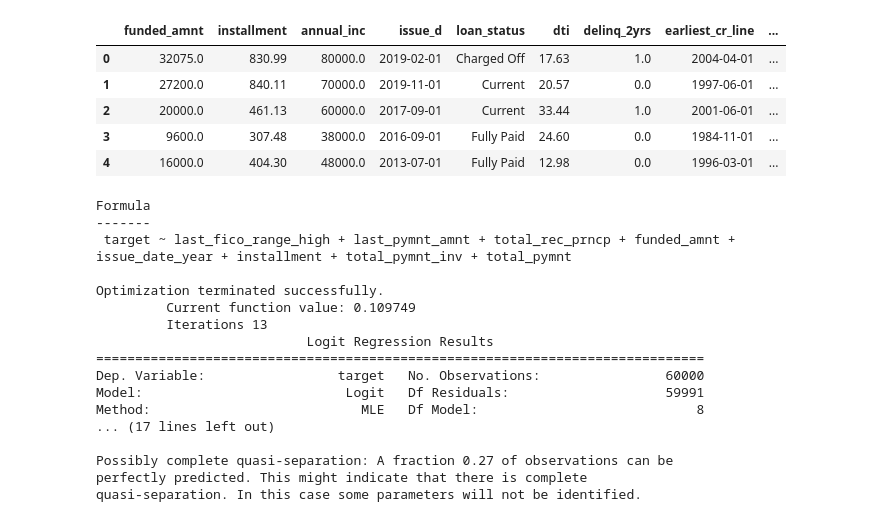
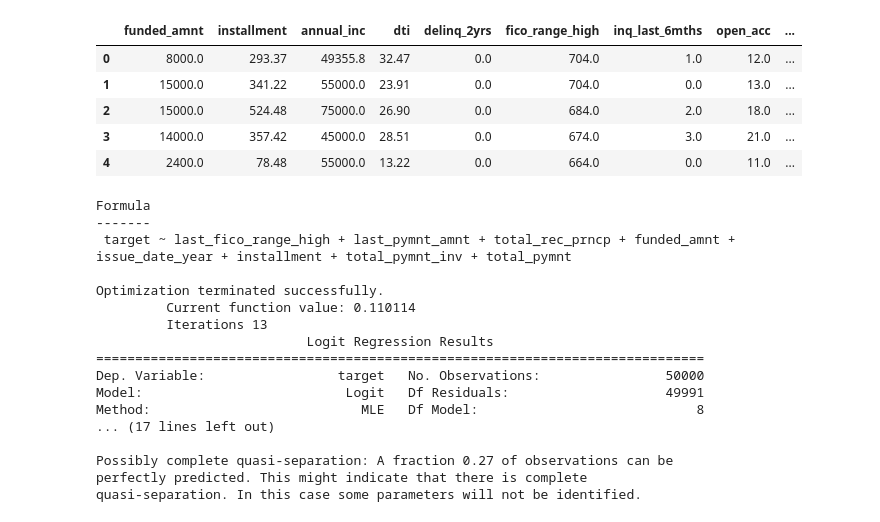
Before and after one commit to AttwoodData/LendingClub2023, a Jupyter notebook: LC_Logit_Simple.ipynb, the cells around one changed output. Cells and saved outputs as stored; diff of their text form; code cells hidden in the pictures.

```diff
--- a/LC_Logit_Simple.ipynb
+++ b/LC_Logit_Simple.ipynb
@@ -52,5 +52,7 @@ def smf_logit(df_, y_, logit_cols_=None, logit_drop_=None):
     print(sm_model.summary())
 # %%
 # read in datasets
-df = pd.read_csv("lending_club_sample_preprocessed.csv")
+df_train = pd.read_csv("lending_club_sample_preprocessed_train.csv")
+df_test = pd.read_csv("lending_club_sample_preprocessed_test.csv")
+df_validate = pd.read_csv("lending_club_sample_preprocessed_validate.csv")
 df_biased = pd.read_csv("lending_club_biased_preprocessed.csv")
@@ -65,12 +59,20 @@ df_biased = pd.get_dummies(df_biased, columns=object_cols)
+# %%
+# Drop duplicate target column and object-type date columns
+XG_drop_cols = ["loan_status"]+list(df_train.select_dtypes(include='object').columns)
+
+df_train = df_train.drop(labels=XG_drop_cols, axis=1)
+df_test = df_test.drop(labels=XG_drop_cols, axis=1)
+df_validate = df_validate.drop(labels=XG_drop_cols, axis=1)
+df_biased = df_biased.drop(labels=XG_drop_cols, axis=1)
 # %%
-df.head()
+df_train.head()
 # %% [output]
-|  | funded_amnt | installment | annual_inc | issue_d | loan_status | dti | delinq_2yrs | earliest_cr_line | ... |
-| 0 | 32075.0 | 830.99 | 80000.0 | 2019-02-01 | Charged Off | 17.63 | 1.0 | 2004-04-01 | ... |
-| 1 | 27200.0 | 840.11 | 70000.0 | 2019-11-01 | Current | 20.57 | 0.0 | 1997-06-01 | ... |
-| 2 | 20000.0 | 461.13 | 60000.0 | 2017-09-01 | Current | 33.44 | 1.0 | 2001-06-01 | ... |
-| 3 | 9600.0 | 307.48 | 38000.0 | 2016-09-01 | Fully Paid | 24.60 | 0.0 | 1984-11-01 | ... |
-| 4 | 16000.0 | 404.30 | 48000.0 | 2013-07-01 | Fully Paid | 12.98 | 0.0 | 1996-03-01 | ... |
+|  | funded_amnt | installment | annual_inc | dti | delinq_2yrs | fico_range_high | inq_last_6mths | open_acc | ... |
+| 0 | 8000.0 | 293.37 | 49355.8 | 32.47 | 0.0 | 704.0 | 1.0 | 12.0 | ... |
+| 1 | 15000.0 | 341.22 | 55000.0 | 23.91 | 0.0 | 704.0 | 0.0 | 13.0 | ... |
+| 2 | 15000.0 | 524.48 | 75000.0 | 26.90 | 0.0 | 684.0 | 2.0 | 18.0 | ... |
+| 3 | 14000.0 | 357.42 | 45000.0 | 28.51 | 0.0 | 674.0 | 3.0 | 21.0 | ... |
+| 4 | 2400.0 | 78.48 | 55000.0 | 13.22 | 0.0 | 664.0 | 0.0 | 11.0 | ... |
 # %%
 # A list of 1 category from each object set as well as DateTime features for ease of dropping.
 logit_drop_cols = ["grade_G", "sub_grade_G5", "home_ownership_NONE",
@@ -84,19 +86,19 @@ use_cols = ["last_fico_range_high", "last_pymnt_amnt", "total_rec_prncp",
             "funded_amnt", "issue_date_year", "installment",
             "total_pymnt_inv", "total_pymnt"]
 
-smf_logit(df, "target", logit_cols_=use_cols)
+smf_logit(df_train, "target", logit_cols_=use_cols)
 # %% [output]
 Formula
 -------
  target ~ last_fico_range_high + last_pymnt_amnt + total_rec_prncp + funded_amnt + issue_date_year + installment + total_pymnt_inv + total_pymnt
 
 Optimization terminated successfully.
-         Current function value: 0.109749
+         Current function value: 0.110114
          Iterations 13
                            Logit Regression Results
 ==============================================================================
-Dep. Variable:                 target   No. Observations:                60000
-Model:                          Logit   Df Residuals:                    59991
+Dep. Variable:                 target   No. Observations:                50000
+Model:                          Logit   Df Residuals:                    49991
 Method:                           MLE   Df Model:                            8
 ... (17 lines left out)
 
```
Also changed, not shown: parts of 1 cell of this notebook, 7 other files.
